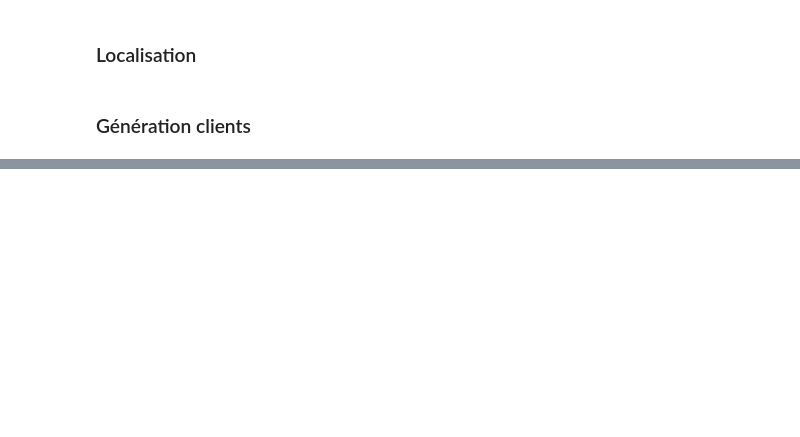
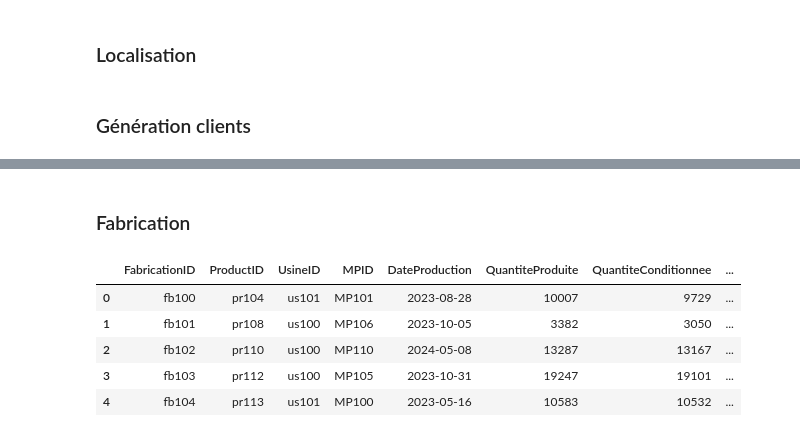
Before and after one commit to Hermann002/use_case_promodis, a Jupyter notebook: notebook/Generate.ipynb, the cells around one changed output, grey strips where cells are left out. Drawn from its saved outputs; the diff is of its cells as text; code cells hidden in the pictures; blank space fills up the shorter version.

Commit message:
génération des données terminée

```diff
--- a/notebook/Generate.ipynb
+++ b/notebook/Generate.ipynb
@@ -148,0 +192,16 @@ df_client.head()
+# %%
+MP_data = []
+
+MPID = 100
+MPNames = ["ACIDE ASCORBIQUE", "BASE CITRUS PUNCH", "BASE ISLAND PUNCH", "BASE KIWI GUAVA",
+        "BASE MANGO PUNCH", "BASE POMME PUNCH", "BASE TROPICAL BERRY / FRUIT ROUGE",
+        "XANTHAN GUM", "POTASSIUM BENZOATE", "POTASSIUM SORBATE", "SUCRE", "SACS DE LAIT SANS CORPS"]
+
+for MPName in MPNames:
+    MP_data.append({
+        "MPID": f"MP{MPID}",
+        "MPName": MPName
+    })
+    MPID += 1
+df_MP = pd.DataFrame(MP_data)
+df_MP.head()
@@ -148,0 +289,50 @@ df_client.head()
+# %% [markdown]
+### Fabrication
+# %%
+# Initialisation des listes de base
+fabrication_data = []
+
+fabricationID = 100
+produit_id = list(df_produit.productID)
+usine_id = list(df_usine.usineID)  # Exemple d'ID pour les usines
+mp_id = list(df_MP.MPID) # Exemple d'ID pour les matières premières
+dates = list(df_temps.date)
+
+# Génération des données de fabrication
+for i in tqdm(range(100000)):
+    productID = random.choice(produit_id)
+    usineID = random.choice(usine_id)
+    MPID = random.choice(mp_id)
+    date_production = random.choice(dates)
+
+    # Quantité produite et conditionnée avec écarts de production et de conditionnement
+    quantite_produite = random.randint(1000, 20000)
+    quantite_conditionnee = random.randint(quantite_produite - 500, quantite_produite)  # Ex: conditionnement legèrement inferieur ou egal
+    ecart_fabrication = quantite_produite - quantite_conditionnee  # Difference entre production et conditionnement
+    ecart_conditionnement = random.randint(0, 100)  # ecart possible de conditionnement
+    quantite_mp = random.randint(500, 15000)  # Quantite de matière première utilisee
+
+    fabrication_data.append({
+        "FabricationID": f"fb{fabricationID}",
+        "ProductID": productID,
+        "UsineID": usineID,
+        "MPID": MPID,
+        "DateProduction": date_production,
+        "QuantiteProduite": quantite_produite,
+        "QuantiteConditionnee": quantite_conditionnee,
+        "EcartFabrication": ecart_fabrication,
+        "EcartConditionnement": ecart_conditionnement,
+        "QuantiteMP": quantite_mp
+    })
+    fabricationID += 1
+
+# Création du DataFrame final
+df_fabrication = pd.DataFrame(fabrication_data)
+df_fabrication.head()
+# %% [output]
+|  | FabricationID | ProductID | UsineID | MPID | DateProduction | QuantiteProduite | QuantiteConditionnee | ... |
+| 0 | fb100 | pr104 | us101 | MP101 | 2023-08-28 | 10007 | 9729 | ... |
+| 1 | fb101 | pr108 | us100 | MP106 | 2023-10-05 | 3382 | 3050 | ... |
+| 2 | fb102 | pr110 | us100 | MP110 | 2024-05-08 | 13287 | 13167 | ... |
+| 3 | fb103 | pr112 | us100 | MP105 | 2023-10-31 | 19247 | 19101 | ... |
+| 4 | fb104 | pr113 | us101 | MP100 | 2023-05-16 | 10583 | 10532 | ... |
```
Also changed, not shown: parts of 20 cells of this notebook.
